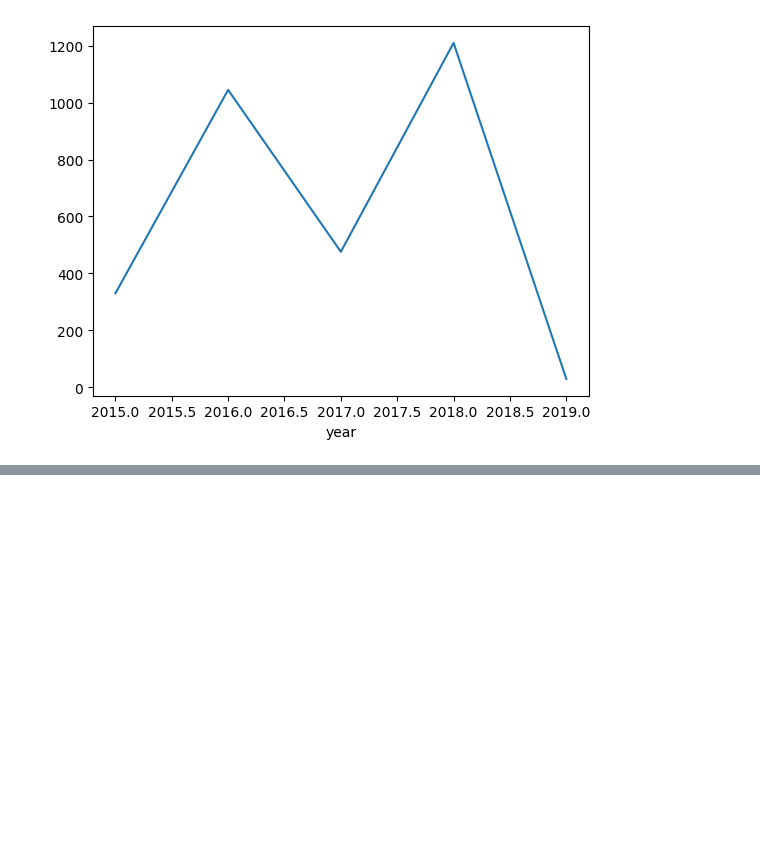
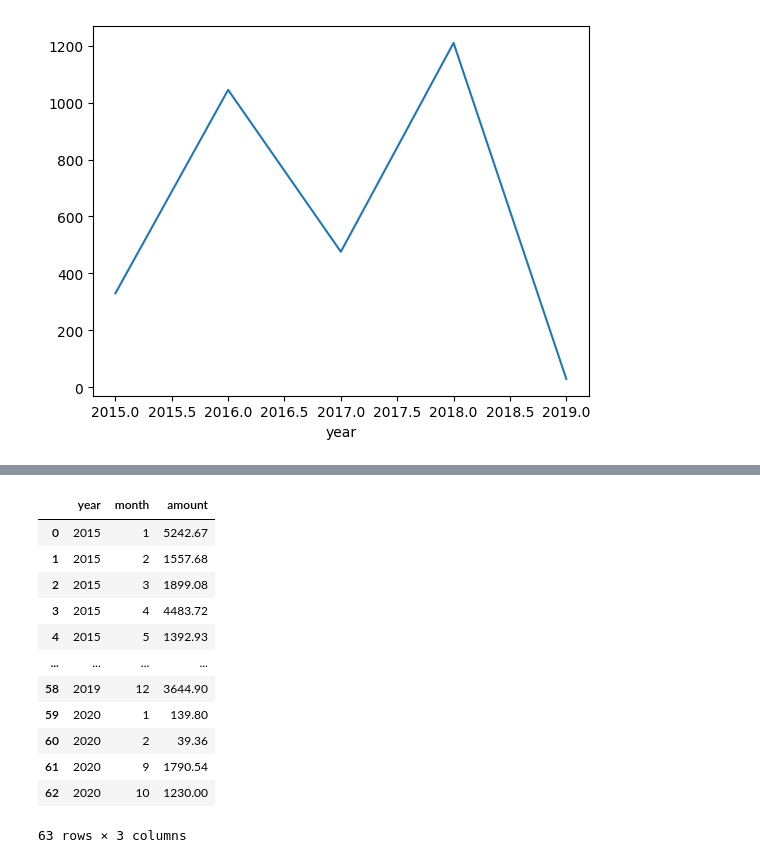
Before and after one commit to Praanshu98/Indian-Startup-Funding-Analysis, a Jupyter notebook: src/data_preprocessing.ipynb, the cells around one changed output, grey strips where cells are left out. Drawn from its saved outputs; the diff is of its cells as text; code cells hidden in the pictures; blank space fills up the shorter version.

```diff
--- a/src/data_preprocessing.ipynb
+++ b/src/data_preprocessing.ipynb
@@ -161,0 +174,5 @@ df[df['investors'].str.contains(f'{investor}')].groupby('year')['amount'].sum().
+# %%
+df['month'] = df['date'].dt.month
+# %%
+temp_df = df.groupby(['year', 'month'])['amount'].sum().reset_index()
+temp_df['year'].astype(str) + " - " + temp_df['month'].astype(str)
@@ -161,0 +192,16 @@ df[df['investors'].str.contains(f'{investor}')].groupby('year')['amount'].sum().
+# %%
+temp_df
+# %% [output]
+|  | year | month | amount |
+| 0 | 2015 | 1 | 5242.67 |
+| 1 | 2015 | 2 | 1557.68 |
+| 2 | 2015 | 3 | 1899.08 |
+| 3 | 2015 | 4 | 4483.72 |
+| 4 | 2015 | 5 | 1392.93 |
+| ... | ... | ... | ... |
+| 58 | 2019 | 12 | 3644.90 |
+| 59 | 2020 | 1 | 139.80 |
+| 60 | 2020 | 2 | 39.36 |
+| 61 | 2020 | 9 | 1790.54 |
+| 62 | 2020 | 10 | 1230.00 |
+63 rows × 3 columns
```
Also changed, not shown: parts of 5 cells of this notebook, 7 other files.
